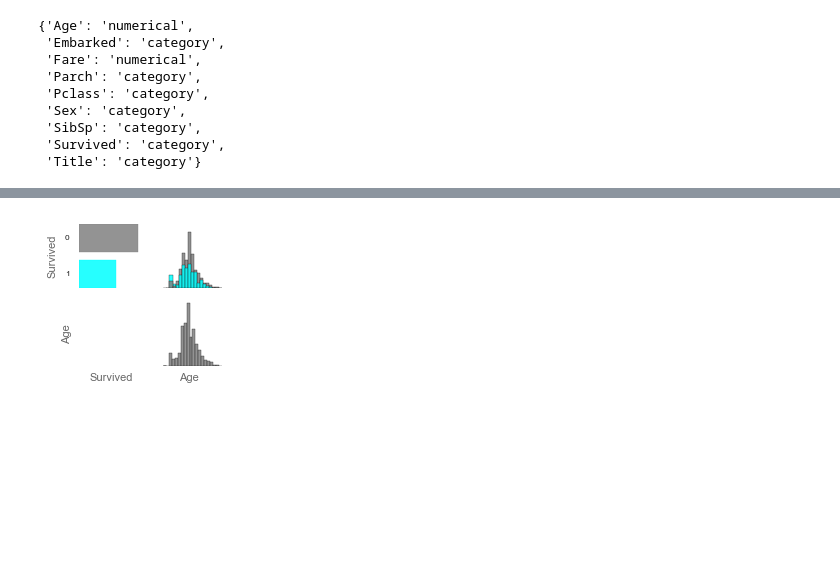
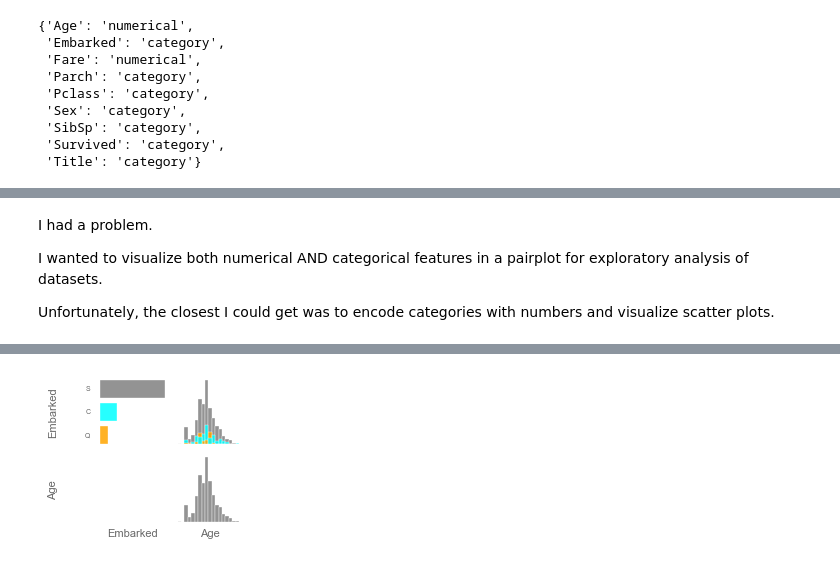
Before and after one commit to kpflugshaupt/pairplotr, a Jupyter notebook: dataframe_visualization_lib_demo.ipynb, the cells around one changed output, grey strips where cells are left out. Drawn from its saved outputs; the diff is of its cells as text; code cells hidden in the pictures; blank space fills up the shorter version.

```diff
--- a/dataframe_visualization_lib_demo.ipynb
+++ b/dataframe_visualization_lib_demo.ipynb
@@ -534,6 +546,12 @@ Wall time: 9.82 s
+# %% [markdown]
+I had a problem.
+
+I wanted to visualize both numerical AND categorical features in a pairplot for exploratory analysis of datasets.
+
+Unfortunately, the closest I could get was to encode categories with numbers and visualize scatter plots.
 # %%
 %%time
 reload(dataframe_visualization_lib)
 dataframe_visualization_lib.compare_data(trimmed_df,data_types=data_types,fig_size=100,
-                                         plot_vars=['Survived','Age'])
+                                         plot_vars=['Age','Embarked'])
 # %% [output]
@@ -542 +562 @@ Wall time: 356 ms
-[figure, old version]
+[figure, new version]
```
Also changed, not shown: parts of 11 cells of this notebook, 2 other files.
